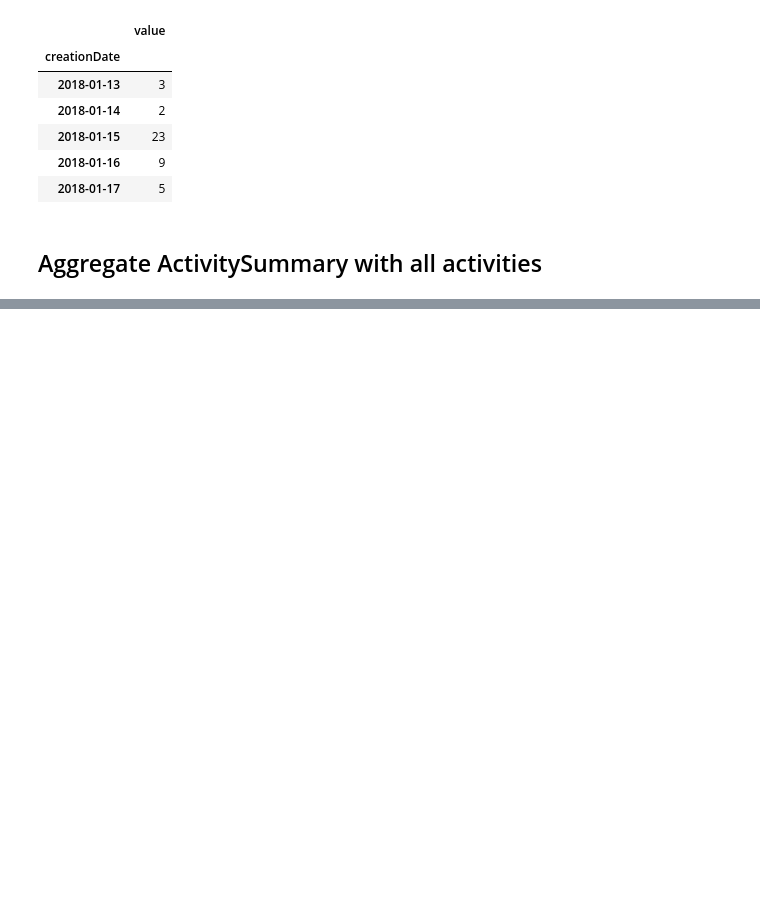
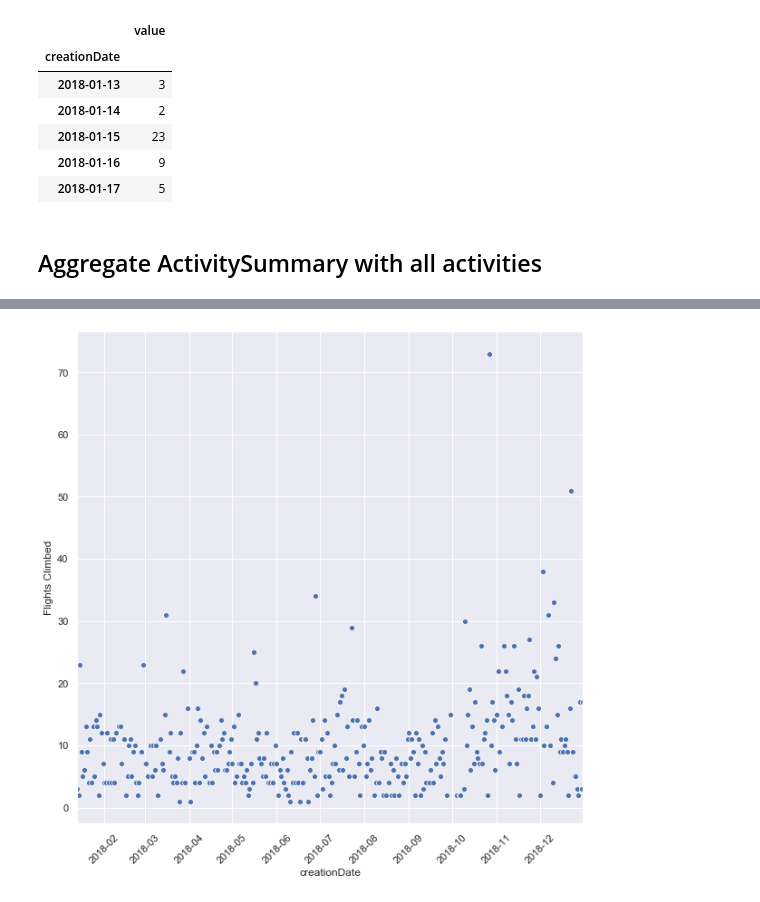
Before and after one commit to pmadruga/ml_project, a Jupyter notebook: books/data_preparation.ipynb, the cells around one changed output, grey strips where cells are left out. Saved outputs shown, nothing was run; the diff lists cells and outputs as text; code cells hidden in the pictures; blank space fills up the shorter version.

```diff
--- a/books/data_preparation.ipynb
+++ b/books/data_preparation.ipynb
@@ -178,14 +182,26 @@ df_flights_final.head()
 # %% [markdown]
 ## Aggregate ActivitySummary with all activities
 # %%
-results = pd.DataFrame()
-results['stepCount'] = df_step_final['value']
-results['flightsClimbed'] = df_flights_final['value']
-results['meditationSeconds'] = df_final_mindful['seconds']
-results['activeEnergyBurned'] = df_copy['activeEnergyBurned']
-results['appleExerciseTime'] = df_copy['appleExerciseTime']
-results['appleStandHours'] = df_copy['appleStandHours']
-results['hrv'] = df_hrv_final['value']
+from tabulate import tabulate
 
 
+results = pd.DataFrame()
+# results['Date'] = df_step_final['creationDate']
+results['Step Count'] = df_step_final['value']
+results['Flights Climbed'] = df_flights_final['value']
+results['Meditations (seconds)'] = df_final_mindful['seconds']
+results['Active Energy Burned (kcal)'] = df_copy['activeEnergyBurned']
+results['Exercise Time (seconds)'] = df_copy['appleExerciseTime']
+results['Stand up number'] = df_copy['appleStandHours']
+results['Heart Rate Variability (SDNN)'] = df_hrv_final['value']
+
+
+results = results.reset_index()
+
+results.head()
 # results.to_csv('../data/summary_shaped.csv')
+
+# for (index, row) in results.iterrows():
+#     print(type(row['creationDate']))
+#     print(pd.to_datetime('2018-01-01'))
+#     break
@@ -192,3 +215,8 @@ results['hrv'] = df_hrv_final['value']
+# %%
+import seaborn as sns
+from matplotlib import dates
+import matplotlib.pyplot as plt
+sns.set(style="darkgrid")
 # %%
 hrv_merged = pd.DataFrame()
 
@@ -223,0 +308,10 @@ hrv_merged['isWinter'] = winter_time
+# %%
+# results = results.reset_index()
+plt.figure(figsize=(10,10))
+
+ax = sns.scatterplot(x=results['creationDate'], y=results['Flights Climbed'], data=results)
+ax.set(xlim = (pd.to_datetime('2018-01-13'), pd.to_datetime('2018-12-31')))
+for item in ax.get_xticklabels():
+    item.set_rotation(45)
+# %% [output]
+[figure, added]
```
Also changed, not shown: parts of 21 cells of this notebook, 5 other files.
